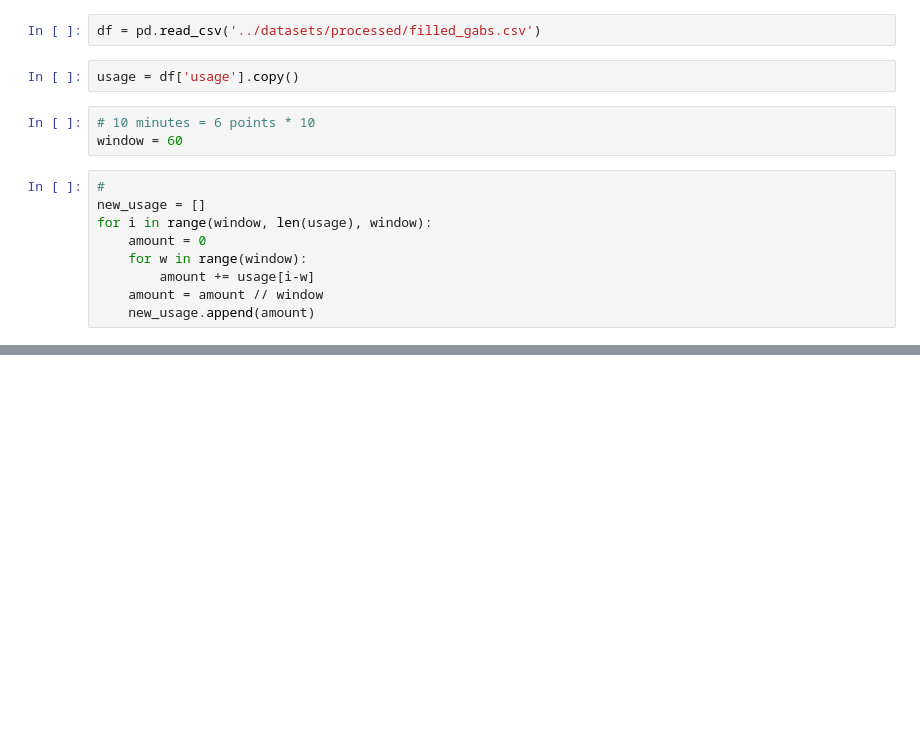
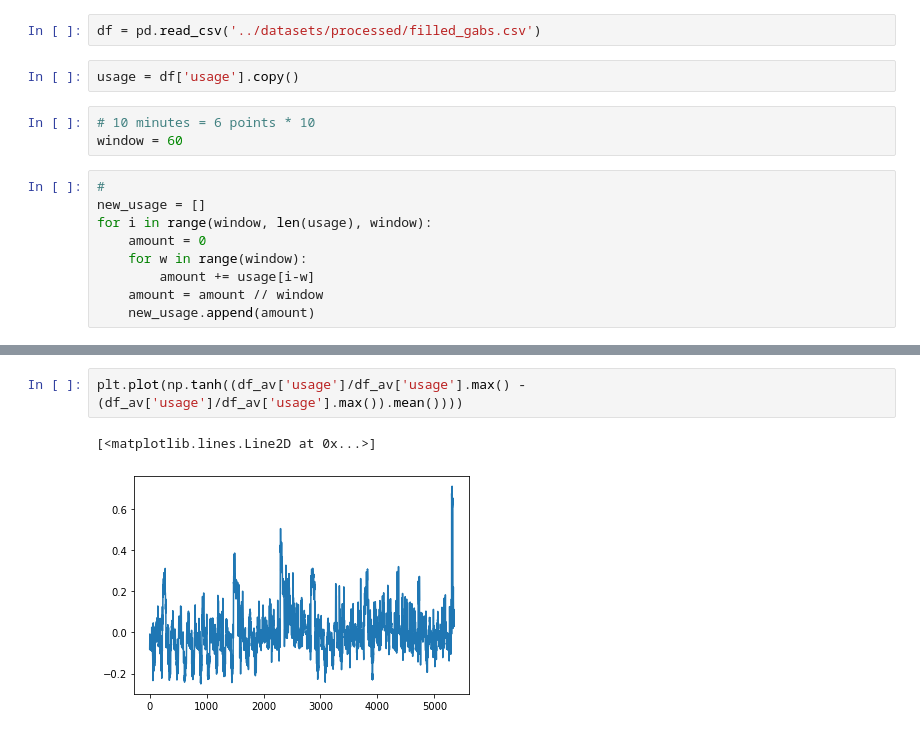
Before and after one commit to rutgerluinge/NeuralNetworksProject, a Jupyter notebook: DataProcessing/Averaging.ipynb, the cells around one changed output, grey strips where cells are left out. Saved outputs shown, nothing was run; the diff lists cells and outputs as text; blank space fills up the shorter version.

```diff
--- a/DataProcessing/Averaging.ipynb
+++ b/DataProcessing/Averaging.ipynb
@@ -25,0 +50,5 @@ print(len(new_usage))
+# %%
+plt.plot(np.tanh((df_av['usage']/df_av['usage'].max() - (df_av['usage']/df_av['usage'].max()).mean())))
+# %% [output]
+[<matplotlib.lines.Line2D at 0x...>]
+[figure, added]
```
Also changed, not shown: parts of 15 cells of this notebook, 4 other files.
